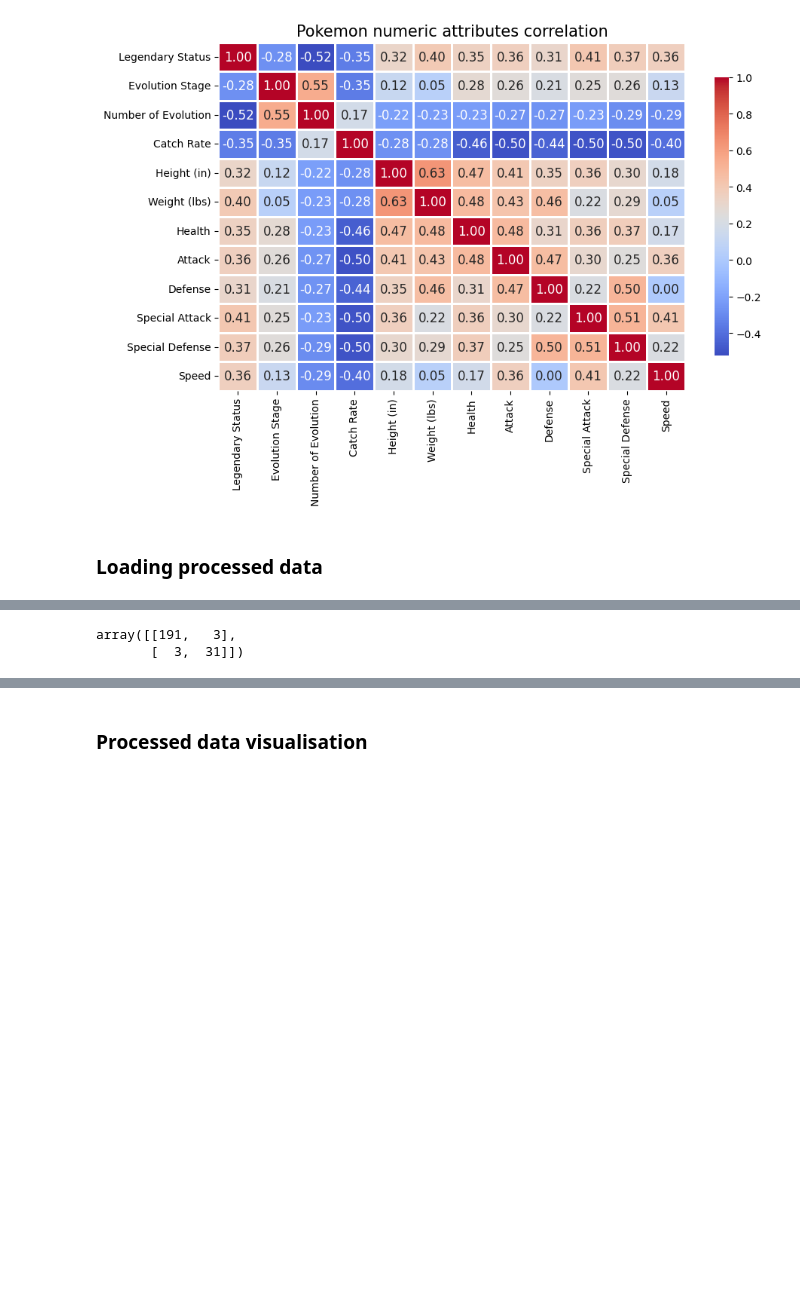
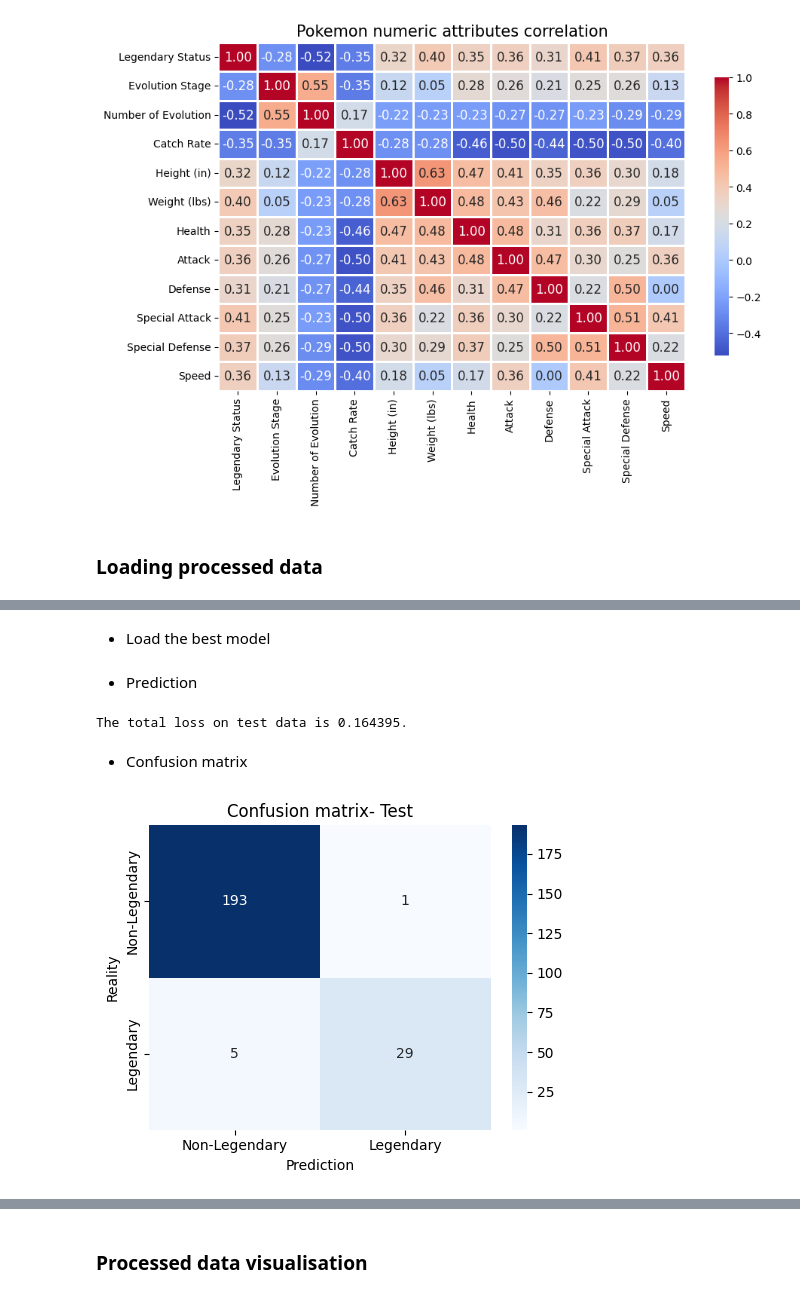
Before and after one commit to Edmondbrn/MLP_pytorch, a Jupyter notebook: MLP_myself.ipynb, the cells around one changed output, grey strips where cells are left out. Cells and saved outputs as stored; diff of their text form; code cells hidden in the pictures; blank space fills up the shorter version.

```diff
--- a/MLP_myself.ipynb
+++ b/MLP_myself.ipynb
@@ -77,3 +81,5 @@ Seuil moyen: 0.7333 ± 0.0850
+# %% [markdown]
+- Load the best model
 # %%
 from torch import optim
 
@@ -89,14 +97,22 @@ mlp.model.eval()
 
 # Recreate the optimizer with the model's parameters
 mlp.optimiser = optim.Adam(mlp.model.parameters(), lr = bestParams['learningRate'])
+# %% [markdown]
+- Prediction
+# %%
+testLoss, yProbaPredict = mlp.predict()
+print(f"The total loss on test data is {testLoss:4f}.")
+# %% [output]
+The total loss on test data is 0.164395.
+# %% [markdown]
+- Confusion matrix
 # %%
-trainLoss, testLoss, yPred = mlp.classicPredict()
-bestThreshold = getBestThresholdsForF1(y_test, yPred)
+bestThreshold = getBestThresholdsForF1(y_test, yProbaPredict)
 yPredClass = mlp.getPredictionClass(bestThreshold)
-confusion_matrix(y_test, yPredClass)
+confusionMatrix = confusion_matrix(y_test, yPredClass)
+plotConfusionMatrices({"Test" : {"confusion": confusionMatrix}})
 # %% [output]
-array([[191,   3],
-       [  3,  31]])
+[figure, added]
 # %%
 dummyCvResults = getPerformanceStatistics(y_test, yPredClass)
 dummyCvResults = {"0": dummyCvResults}
```
Also changed, not shown: parts of 19 cells of this notebook, 3 other files.
